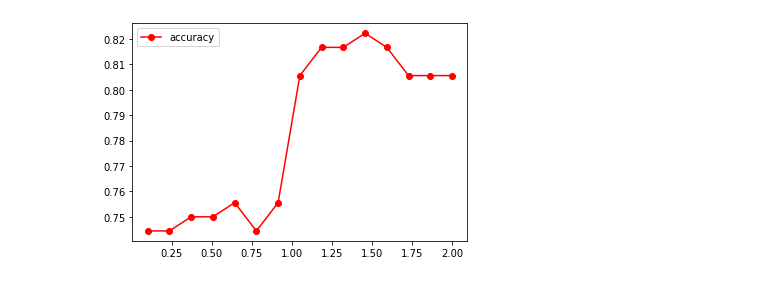
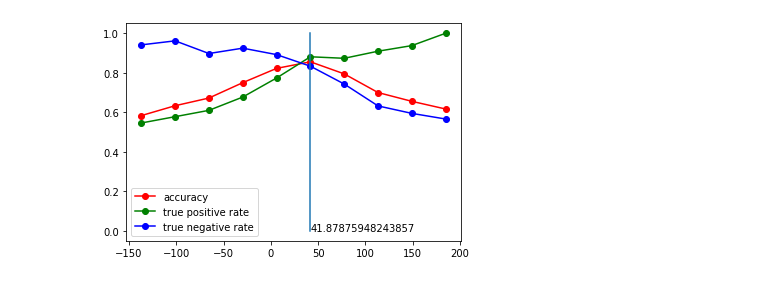
Before and after one commit to RK22000/Rahuls-Another-Motion-Picture-Review-Classifier, a Jupyter notebook: RAMPRC.ipynb, the cells around one changed output. Drawn from its saved outputs; the diff is of its cells as text; code cells hidden in the pictures.

```diff
--- a/RAMPRC.ipynb
+++ b/RAMPRC.ipynb
@@ -127,4 +212,0 @@ pos_reviews[100]
-# %%
-with open(pos_reviews[100], "r") as f:
-    rev = f.read()
-rev
@@ -340,4 +228,6 @@ Sorting by utility
 # %%
+# Roughly 15 sec, thresh 85%
+# Roughly 17 sec, thresh 80%
 pos_path = r"/content/drive/MyDrive/CS_156/assignment_2b1/Movie Reviews/pos"
 neg_path = r"/content/drive/MyDrive/CS_156/assignment_2b1/Movie Reviews/neg"
 pos_reviews, neg_reviews = get_files_for_classifier(pos_path, neg_path)
@@ -345,8 +235,9 @@ data_sets = DataSets(pos_data=pos_reviews,
                      neg_data=neg_reviews,
                      data_key=get_review,
                      preprocessor=review_preprocess,
-                     tokenizer=lambda review: review_tokenizer(review, n=3),
-                     verbose=False)
+                     tokenizer=lambda review: review_tokenizer(review, n=10),
+                     verbose=False,
+                     token_thresh=0.30)
 train_set = data_sets.train_set
 valid_set = data_sets.valid_set
 token_set = train_set.token_set
@@ -356,7 +247,7 @@ print(f'''training positive reviews   = {len(train_set.pos_data)}
 \t validation positive reviews = {len(valid_set.pos_data)}
 training negative reviews   = {len(train_set.neg_data)}
 \t validation negative reviews = {len(valid_set.neg_data)} ''')
-#os.remove("allTokens.txt")
+open("allTokens.txt", "w").close()
 with open("allTokens.txt", "a") as file:
     for token in token_set:
         file.write(str(token) + '\n')
@@ -484,6 +377,6 @@ class Trainer:
             indent=""
             verbate("Done training")
 # %%
-model = Model(train_set.top_tokens)
-trainer = Trainer(model=model, train_set=train_set)
-trainer.train(verbose=False)
+trainer = Trainer(train_set=train_set)
+trainer.train(verbose=True)
+model = trainer.model
@@ -574,0 +489,3 @@ plt.plot(x, y, "."), x[0]
+# %%
+tester = Tester(model, data_sets.valid_set)
+ll, ul = tester.plot_scores()
@@ -575,6 +494,7 @@ plt.plot(x, y, "."), x[0]
 # %%
+# ~10sec
 import numpy as np
 tester = Tester(model, data_sets.valid_set)
-tester.plot_thresholds(np.linspace(start=0.1, stop=2, num=15))
+bestish = tester.plot_thresholds(np.linspace(start=ll, stop=ul, num=10), verbose=False)
 # %% [output]
-[figure, old version]
+[figure, new version]
```
Also changed, not shown: parts of 42 cells of this notebook.
